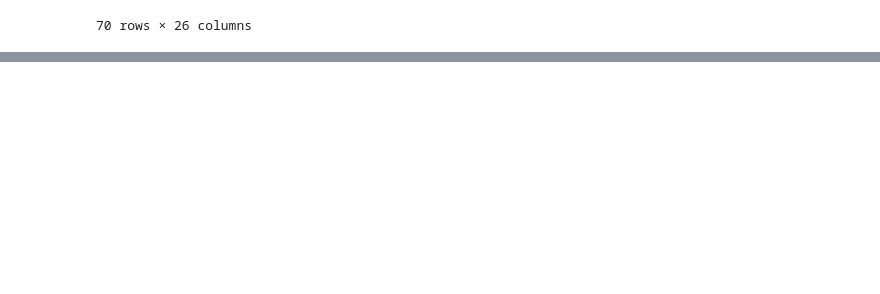
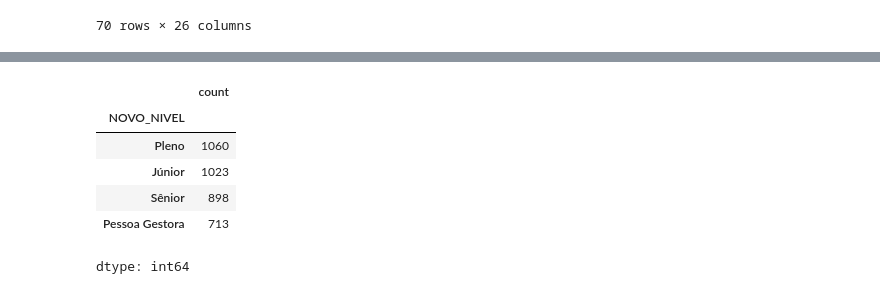
Before and after one commit to alessandrasarah/projetos-python, a Jupyter notebook: Análise_de_dados_biblioteca_Pandas.ipynb, the cells around one changed output, grey strips where cells are left out. Cells and saved outputs as stored; diff of their text form; code cells hidden in the pictures; blank space fills up the shorter version.

```diff
--- a/Análise_de_dados_biblioteca_Pandas.ipynb
+++ b/Análise_de_dados_biblioteca_Pandas.ipynb
@@ -626,0 +701,10 @@ dados[(dados['FAIXA SALARIAL']=='de R$ 30.001/mês a R$ 40.000/mês')]
+# %%
+dados['NOVO_NIVEL'].value_counts()
+# %% [output]
+|  | count |
+| NOVO_NIVEL |  |
+| Pleno | 1060 |
+| Júnior | 1023 |
+| Sênior | 898 |
+| Pessoa Gestora | 713 |
+dtype: int64
```
Also changed, not shown: parts of 29 cells of this notebook.
